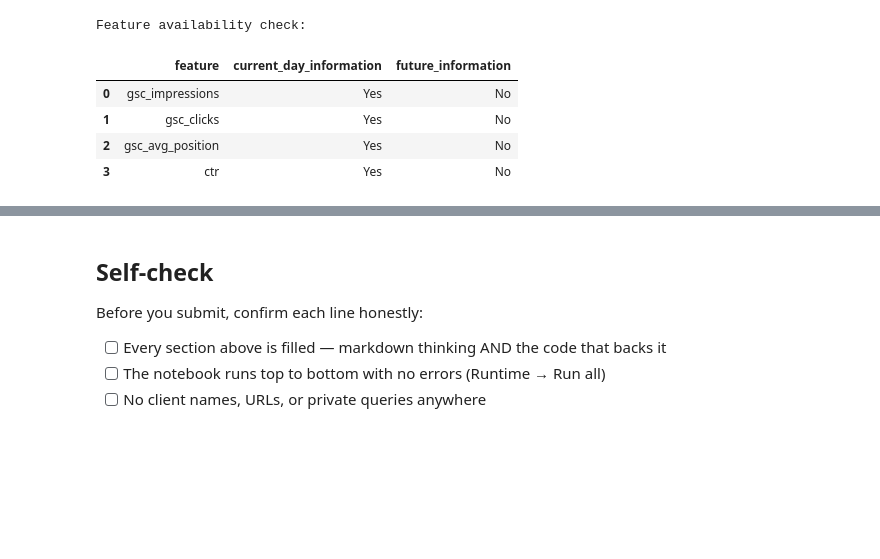
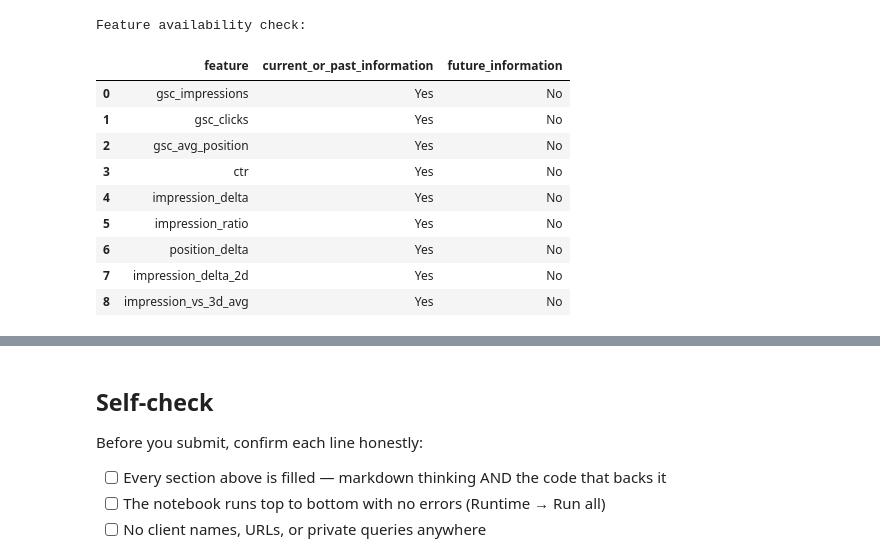
Before and after one commit to abdulmoeed1090/Fly-rank-starter-assignment, a Jupyter notebook: work/notebooks/w06_validation_audit.ipynb, the cells around one changed output, grey strips where cells are left out. Cells and saved outputs as stored; diff of their text form; code cells hidden in the pictures; blank space fills up the shorter version.

```diff
--- a/work/notebooks/w06_validation_audit.ipynb
+++ b/work/notebooks/w06_validation_audit.ipynb
@@ -513,32 +426,26 @@ Leakage fields accidentally included: []
 PASS: no explicitly identified leakage field is included in the final feature vector.
 # %%
 # ---------------------------------------------------------
-# Verify that model features are current-day fields
+# Verify that model features are current/past fields
 # ---------------------------------------------------------
-
 print("Feature availability check:")
 
 availability_check = pd.DataFrame({
     "feature": model_features,
-    "current_day_information": [
-        "Yes",
-        "Yes",
-        "Yes",
-        "Yes"
-    ],
-    "future_information": [
-        "No",
-        "No",
-        "No",
-        "No"
-    ]
+    "current_or_past_information": ["Yes"] * len(model_features),
+    "future_information": ["No"] * len(model_features)
 })
 
 display(availability_check)
 # %% [output]
 Feature availability check:
-|  | feature | current_day_information | future_information |
+|  | feature | current_or_past_information | future_information |
 | 0 | gsc_impressions | Yes | No |
 | 1 | gsc_clicks | Yes | No |
 | 2 | gsc_avg_position | Yes | No |
 | 3 | ctr | Yes | No |
+| 4 | impression_delta | Yes | No |
+| 5 | impression_ratio | Yes | No |
+| 6 | position_delta | Yes | No |
+| 7 | impression_delta_2d | Yes | No |
+| 8 | impression_vs_3d_avg | Yes | No |
```
Also changed, not shown: parts of 14 cells of this notebook.
